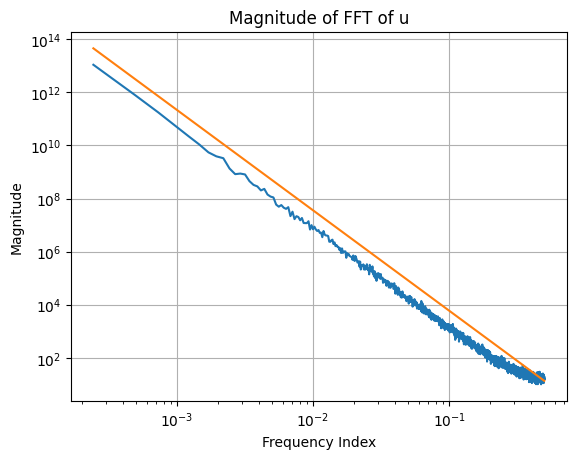
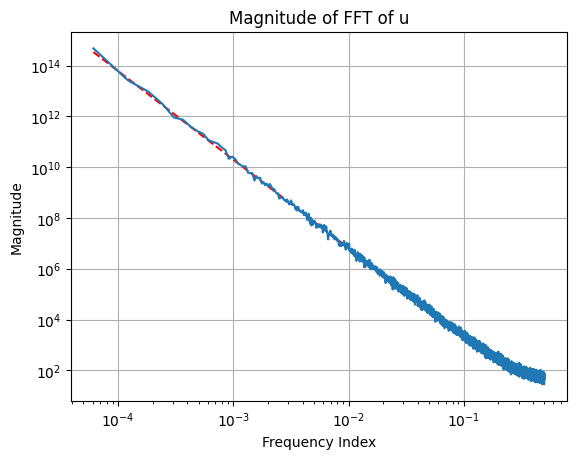
The notebook cell's code change between the first figure and the second:
--- before
+++ after
@@ -45,5 +45,5 @@
 
   # find C
-  C = brentq(total_slope, -100.0, 100.0)
+  C = brentq(total_slope, -1000.0, 1000.0)
 
   # -----------------------------
@@ -62,6 +62,6 @@
   # Diagnostics
   # -----------------------------
-  print("Check periodicity (sum s):", np.sum(s))
-  print("Mean displacement:", u.mean())
+  #print("Check periodicity (sum s):", np.sum(s))
+  #print("Mean displacement:", u.mean())
 
   return u
@@ -71,7 +71,7 @@
 # Parameters
 # -----------------------------
-L = 4096          # system size
+L = 16384          # system size
 Delta = 1.0       # disorder variance
-n = 2             # nonlinear exponent (n >= 1)
+n = 20             # nonlinear exponent (n >= 1)
 c = 0             # harmonic elasticity strength
 seed = 12
@@ -91,6 +91,32 @@
 sqpos = sq[q>0]
 
+# Filter data for q < 0.05
+fit_indices = qpos < 0.05
+q_fit = qpos[fit_indices]
+sq_fit = sqpos[fit_indices]
+# Log-transform the data
+log_q = np.log(q_fit)
+log_sq = np.log(sq_fit)
+
+# Perform linear regression
+coeffs = np.polyfit(log_q, log_sq, 1) # 1 for linear fit
+log_A = coeffs[1] # Intercept
+B = coeffs[0]     # Slope (power law exponent)
+A = np.exp(log_A) # Convert intercept back to A
+
+# Generate the fit line for plotting
+q_fit_line = np.linspace(q_fit.min(), q_fit.max(), 100)
+sq_fit_line = A * q_fit_line**B
+
+zeta=-(B+1)/2
+plt.plot(q_fit_line, sq_fit_line, color='red', linestyle='--',
+label=f'Power Law Fit: $S(q) \propto 1/q^{{1+2*{zeta:.2f}}}$')
+print(f"Power law fit for q < 0.05: S(q) = {A:.2e} * q^{{{B:.2f}}}")
+print("zeta=",zeta)
+print("DZETA=",(4*n-1.)/(4*n-2.)-zeta)
+
+
 plt.loglog(qpos, sqpos)
-plt.loglog(qpos, 1./qpos**(1+2*1.39))
+#plt.loglog(qpos, 1./qpos**(1+2*1.39))
 plt.xlabel('Frequency Index')
 plt.ylabel('Magnitude')

Commit: Created using Colab